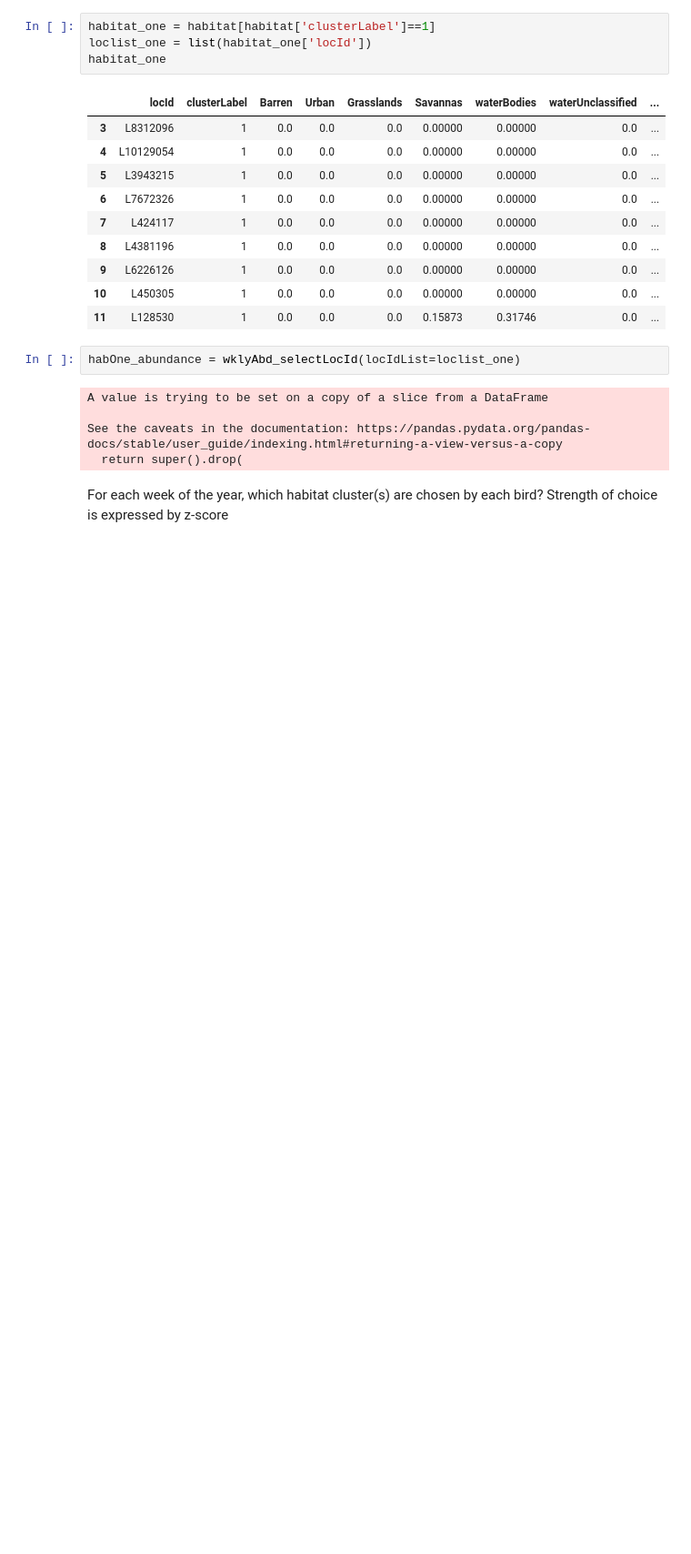
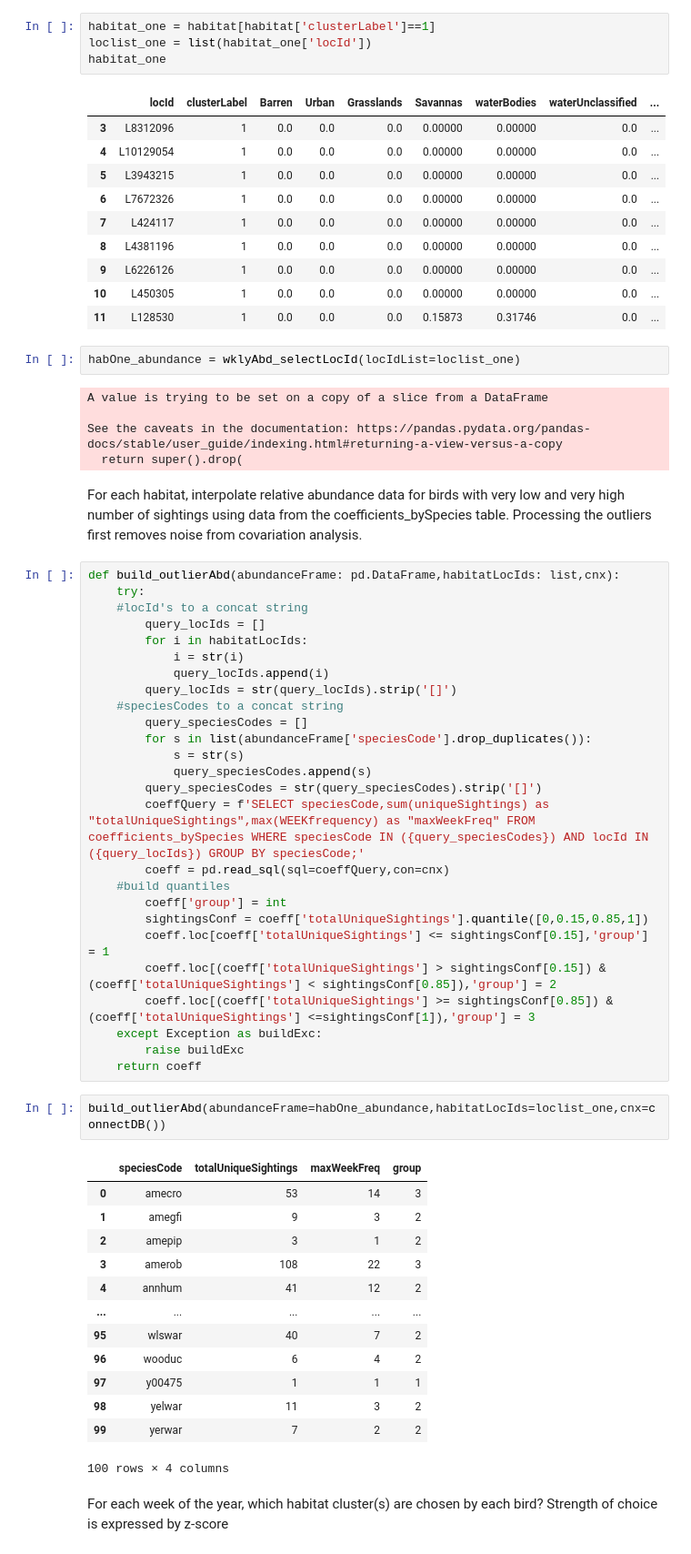
Before and after one commit to Tanag3r/trailheadDirect_birds, a Jupyter notebook: trailheadHabitat_analysis.ipynb, the cells around one changed output. Shown at 91% size. Cells and saved outputs as stored; diff of their text form; blank space fills up the shorter version.

Commit message:
built quantiles for outliers

```diff
--- a/trailheadHabitat_analysis.ipynb
+++ b/trailheadHabitat_analysis.ipynb
@@ -205,6 +205,50 @@ A value is trying to be set on a copy of a slice from a DataFrame
 
 See the caveats in the documentation: https://pandas.pydata.org/pandas-docs/stable/user_guide/indexing.html#returning-a-view-versus-a-copy
   return super().drop(
+# %% [markdown]
+For each habitat, interpolate relative abundance data for birds with very low and very high number of sightings using data from the coefficients_bySpecies table. Processing the outliers first removes noise from covariation analysis.
+# %%
+def build_outlierAbd(abundanceFrame: pd.DataFrame,habitatLocIds: list,cnx):
+    try:
+    #locId's to a concat string
+        query_locIds = []
+        for i in habitatLocIds:
+            i = str(i)
+            query_locIds.append(i)
+        query_locIds = str(query_locIds).strip('[]')
+    #speciesCodes to a concat string
+        query_speciesCodes = []
+        for s in list(abundanceFrame['speciesCode'].drop_duplicates()):
+            s = str(s)
+            query_speciesCodes.append(s)
+        query_speciesCodes = str(query_speciesCodes).strip('[]')
+        coeffQuery = f'SELECT speciesCode,sum(uniqueSightings) as "totalUniqueSightings",max(WEEKfrequency) as "maxWeekFreq" FROM coefficients_bySpecies WHERE speciesCode IN ({query_speciesCodes}) AND locId IN ({query_locIds}) GROUP BY speciesCode;'
+        coeff = pd.read_sql(sql=coeffQuery,con=cnx)
+    #build quantiles
+        coeff['group'] = int
+        sightingsConf = coeff['totalUniqueSightings'].quantile([0,0.15,0.85,1])
+        coeff.loc[coeff['totalUniqueSightings'] <= sightingsConf[0.15],'group'] = 1
+        coeff.loc[(coeff['totalUniqueSightings'] > sightingsConf[0.15]) & (coeff['totalUniqueSightings'] < sightingsConf[0.85]),'group'] = 2
+        coeff.loc[(coeff['totalUniqueSightings'] >= sightingsConf[0.85]) & (coeff['totalUniqueSightings'] <=sightingsConf[1]),'group'] = 3
+    except Exception as buildExc:
+        raise buildExc
+    return coeff
+# %%
+build_outlierAbd(abundanceFrame=habOne_abundance,habitatLocIds=loclist_one,cnx=connectDB())
+# %% [output]
+|  | speciesCode | totalUniqueSightings | maxWeekFreq | group |
+| 0 | amecro | 53 | 14 | 3 |
+| 1 | amegfi | 9 | 3 | 2 |
+| 2 | amepip | 3 | 1 | 2 |
+| 3 | amerob | 108 | 22 | 3 |
+| 4 | annhum | 41 | 12 | 2 |
+| ... | ... | ... | ... | ... |
+| 95 | wlswar | 40 | 7 | 2 |
+| 96 | wooduc | 6 | 4 | 2 |
+| 97 | y00475 | 1 | 1 | 1 |
+| 98 | yelwar | 11 | 3 | 2 |
+| 99 | yerwar | 7 | 2 | 2 |
+100 rows × 4 columns
 # %% [markdown]
 For each week of the year, which habitat cluster(s) are chosen by each bird? Strength of choice is expressed by z-score
 # %% [markdown]
```
Also changed, not shown: parts of 4 cells of this notebook.
